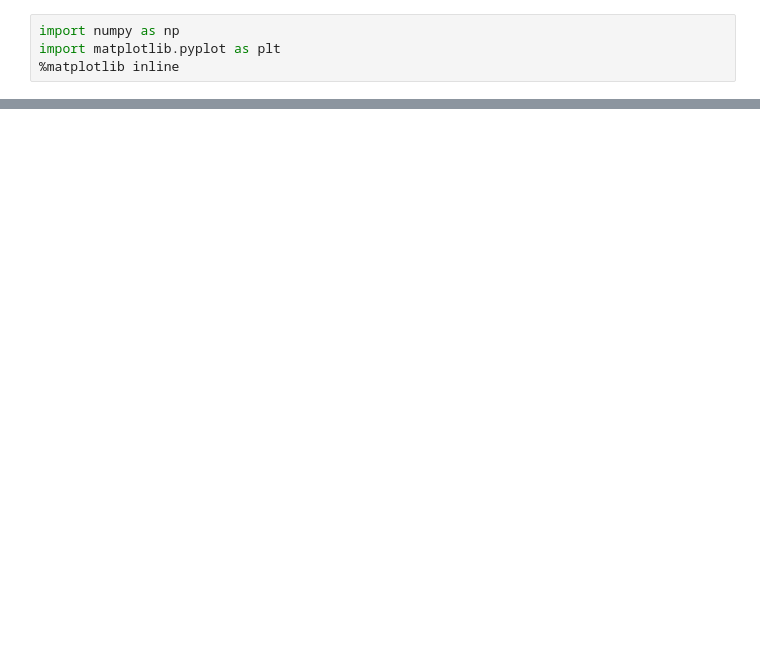
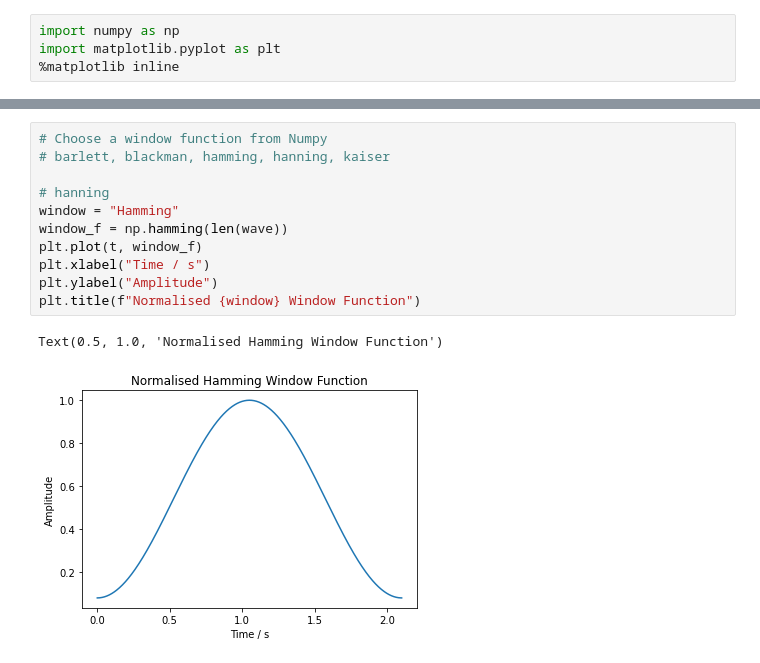
Before and after one commit to Guppy16/Windowing, a Jupyter notebook: DFT_bad.ipynb, the cells around one changed output, grey strips where cells are left out. Saved outputs shown, nothing was run; the diff lists cells and outputs as text; blank space fills up the shorter version.

Commit message:
windowing and figs

```diff
--- a/DFT_bad.ipynb
+++ b/DFT_bad.ipynb
@@ -60,0 +61,14 @@ Peak Freq at 5.00 Hz
+# %%
+# Choose a window function from Numpy
+# barlett, blackman, hamming, hanning, kaiser
+
+# hanning
+window = "Hamming"
+window_f = np.hamming(len(wave))
+plt.plot(t, window_f)
+plt.xlabel("Time / s")
+plt.ylabel("Amplitude")
+plt.title(f"Normalised {window} Window Function")
+# %% [output]
+Text(0.5, 1.0, 'Normalised Hamming Window Function')
+[figure, added]
```
Also changed, not shown: parts of 7 cells of this notebook, 12 other files.
